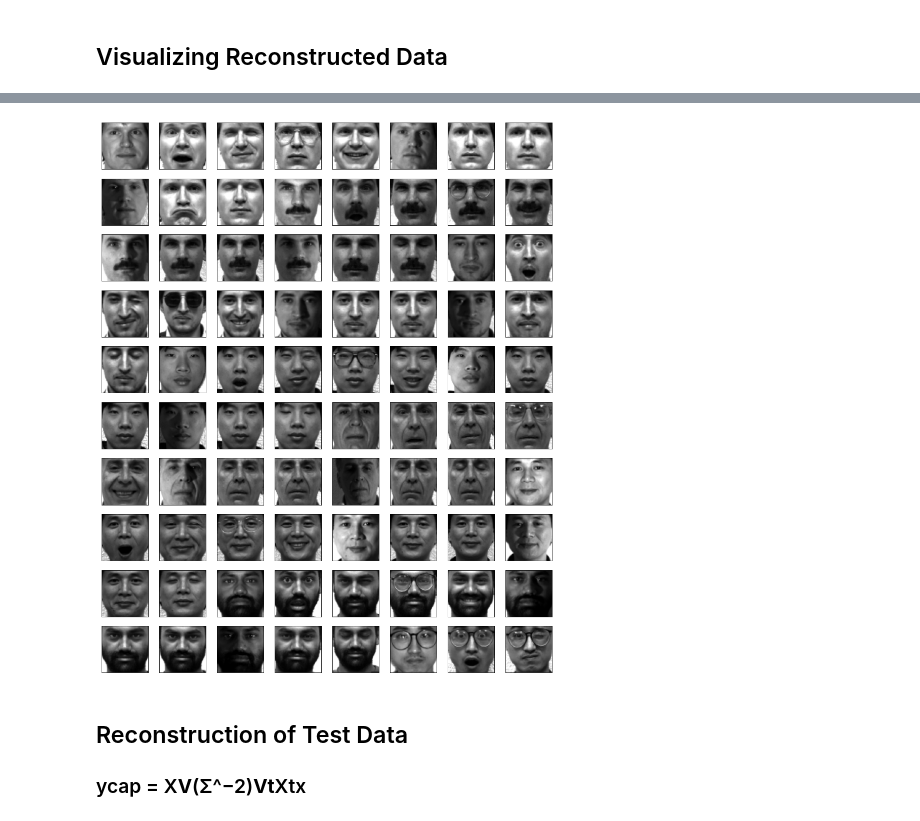
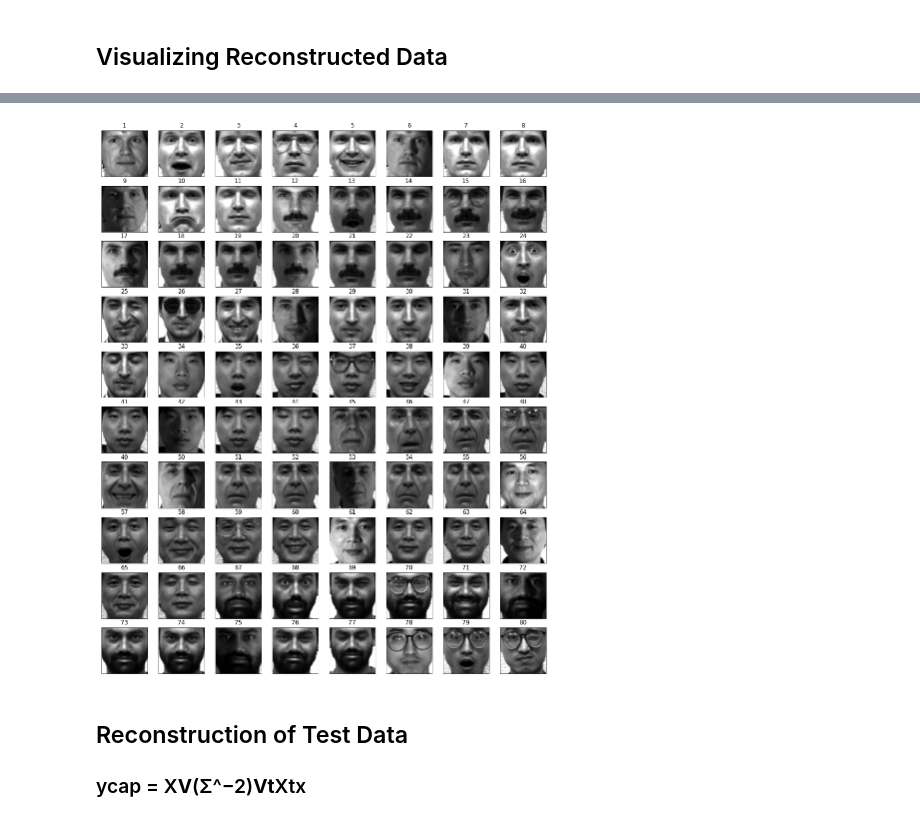
Before and after one commit to deshabhakt/Sem-II, a Jupyter notebook: MachineLearning/ML-Programs/Assignment-1/2-2-DualPCA-YaleFaceDatabase.ipynb, the cells around one changed output, grey strips where cells are left out. Saved outputs shown, nothing was run; the diff lists cells and outputs as text; code cells hidden in the pictures.

```diff
--- a/MachineLearning/ML-Programs/Assignment-1/2-2-DualPCA-YaleFaceDatabase.ipynb
+++ b/MachineLearning/ML-Programs/Assignment-1/2-2-DualPCA-YaleFaceDatabase.ipynb
@@ -115,4 +97,2 @@ print(small_eig_vals)
-# %%
-eigVals = np.array(eigVals)
 # %% [markdown]
 ## Creating Singular value matrix
@@ -120,0 +99,3 @@ D = eigVals[:-small_eig_vals]**(1/2)
+# %%
+D = abs(eigVals)**0.5
+D = np.diag(D)
@@ -140,8 +137,10 @@ Vt = eigVectors.copy().T
 # %% [markdown]
 ## Reconstruction of Training data
 ## xcap = X**V**Vt
+# %%
+Y = D @ Vt
 # %%
-Xcap = (X.dot(Vt.T)).dot(Vt)
+Xcap = X @ Vt.T @ np.linalg.inv(D) @ Y
 # %%
 print(Xcap.shape)
 # %% [output]
@@ -151,11 +157,12 @@ print(Xcap.shape)
 # %%
 plt.figure(figsize=(16,20))
 for i in range(1,81):
     plt.subplot(10,8,i,xticks=[],yticks=[])
-    img = plt.imshow(Xcap[:,i-1].reshape(64,64).T.astype('uint8'),cmap='gray')
+    img = plt.imshow(Xcap[:,i-1].reshape(64,64).T,cmap='gray')
+    plt.title(f'{i}')
     plt.plot()
 # %% [output]
-[figure, old version]
+[figure, new version]
 # %% [markdown]
 ## Reconstruction of Test Data
 ### ycap = X**V**(Σ^−2)**Vt**Xtx
```
Also changed, not shown: parts of 37 cells of this notebook, 3 other files.
